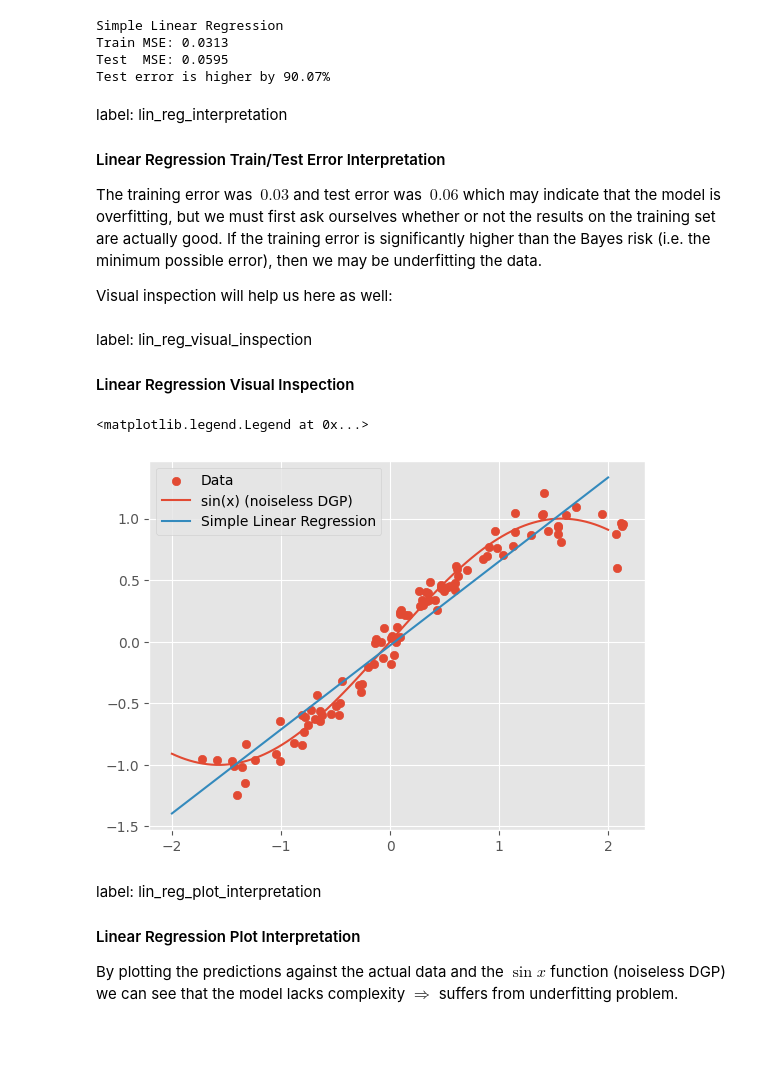
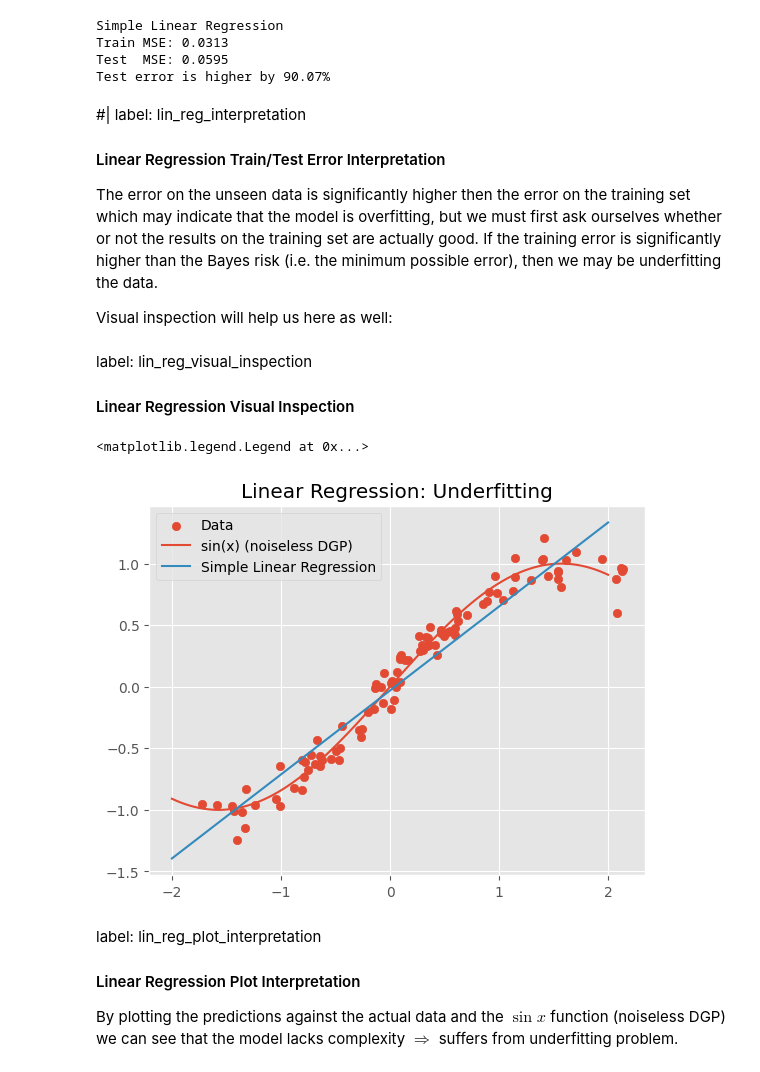
Before and after one commit to slds-lmu/lecture_sl, a Jupyter notebook: exercises/regularization-quarto/sol_regularization_1_py.ipynb, the cells around one changed output. Cells and saved outputs as stored; diff of their text form; code cells hidden in the pictures; blank space fills up the shorter version.

```diff
--- a/exercises/regularization-quarto/sol_regularization_1_py.ipynb
+++ b/exercises/regularization-quarto/sol_regularization_1_py.ipynb
@@ -120,10 +120,10 @@ Train MSE: 0.0313
 Test  MSE: 0.0595
 Test error is higher by 90.07%
 # %% [markdown]
-label: lin_reg_interpretation
+#| label: lin_reg_interpretation
 #### Linear Regression Train/Test Error Interpretation
 
-The training error was $~0.03$ and test error was $~0.06$ which may indicate that the model is overfitting, but we must first ask ourselves whether or not the results on the training set are actually good. If the training error is significantly higher than the Bayes risk (i.e. the minimum possible error), then we may be underfitting the data.
+The error on the unseen data is significantly higher then the error on the training set which may indicate that the model is overfitting, but we must first ask ourselves whether or not the results on the training set are actually good. If the training error is significantly higher than the Bayes risk (i.e. the minimum possible error), then we may be underfitting the data.
 
 Visual inspection will help us here as well:
 # %% [markdown]
@@ -131,21 +131,22 @@ label: lin_reg_visual_inspection
 #### Linear Regression Visual Inspection
 # %%
 #| label: lin_reg_visual_inspection
+plt.title('Linear Regression: Underfitting')
 plt.scatter(x_1, y, label='Data')
 
 # noiseless DGP
 x_vals = np.linspace(-2, 2, 100)
 y_vals = np.sin(x_vals)
 plt.plot(x_vals, y_vals, label='sin(x) (noiseless DGP)')
 
 # simple linear regression
 y_pred = lin_reg.predict(x_vals.reshape(-1, 1))
 plt.plot(x_vals, y_pred,
          label='Simple Linear Regression')
 plt.legend()
 # %% [output]
 <matplotlib.legend.Legend at 0x...>
-[figure, old version]
+[figure, new version]
 # %% [markdown]
 label: lin_reg_plot_interpretation
 #### Linear Regression Plot Interpretation
```
Also changed, not shown: parts of 2 cells of this notebook, 2 other files.
